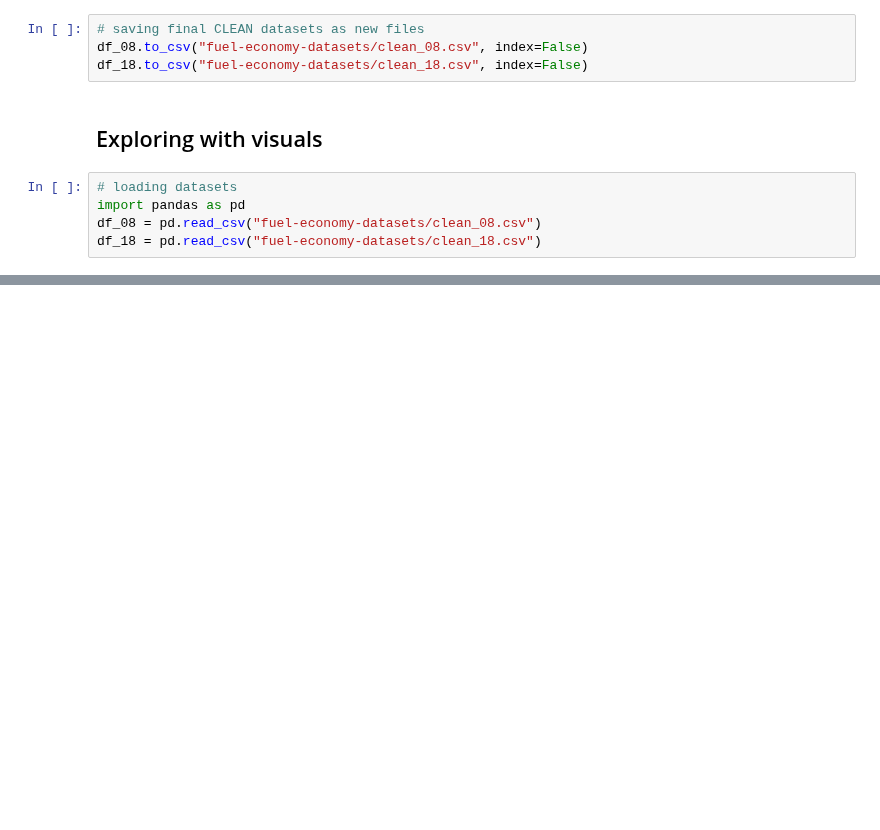
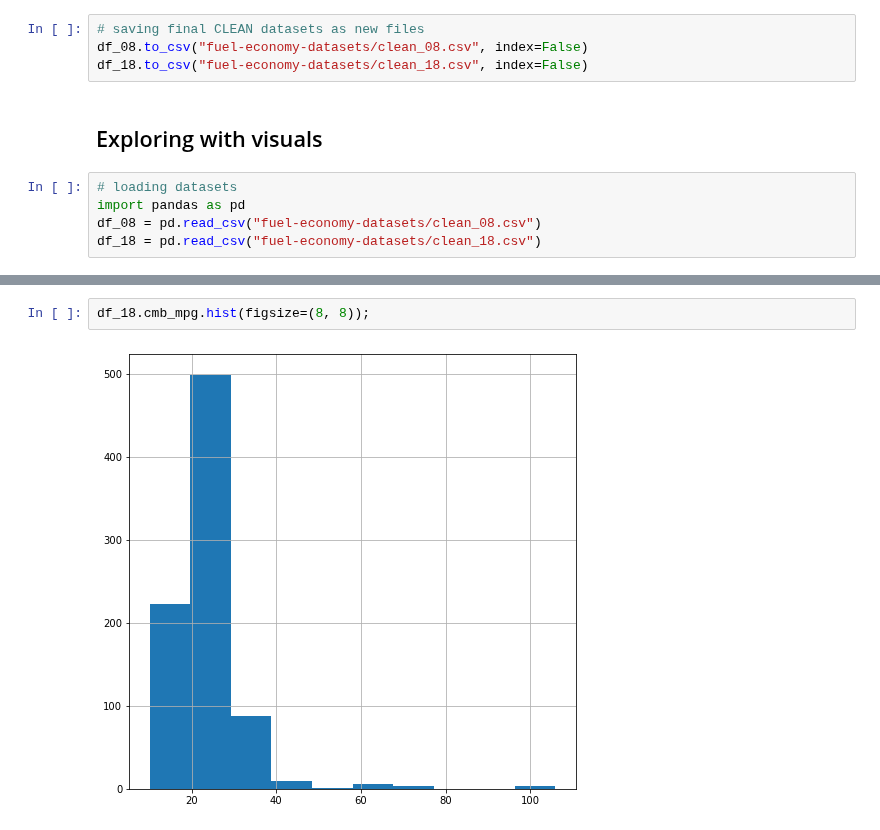
Before and after one commit to jumbamark/data_analysis, a Jupyter notebook: case_studies/second/fuel_economy.ipynb, the cells around one changed output, grey strips where cells are left out. Cells and saved outputs as stored; diff of their text form; blank space fills up the shorter version.

```diff
--- a/case_studies/second/fuel_economy.ipynb
+++ b/case_studies/second/fuel_economy.ipynb
@@ -748,0 +783,4 @@ df_18 = pd.read_csv("fuel-economy-datasets/clean_18.csv")
+# %%
+df_18.cmb_mpg.hist(figsize=(8, 8));
+# %% [output]
+[figure, added]
```
Also changed, not shown: parts of 45 cells of this notebook.
